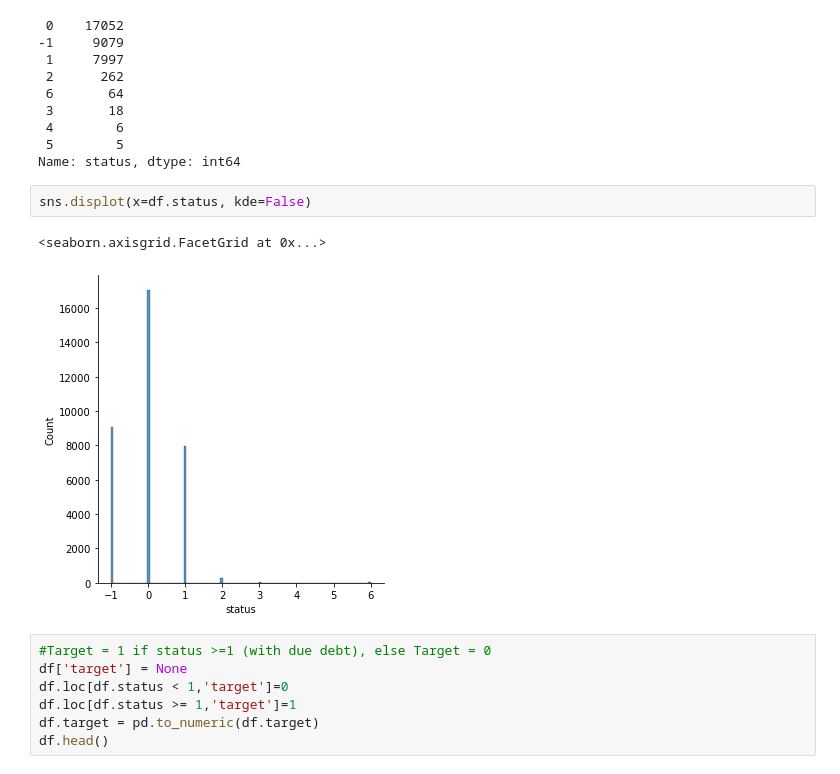
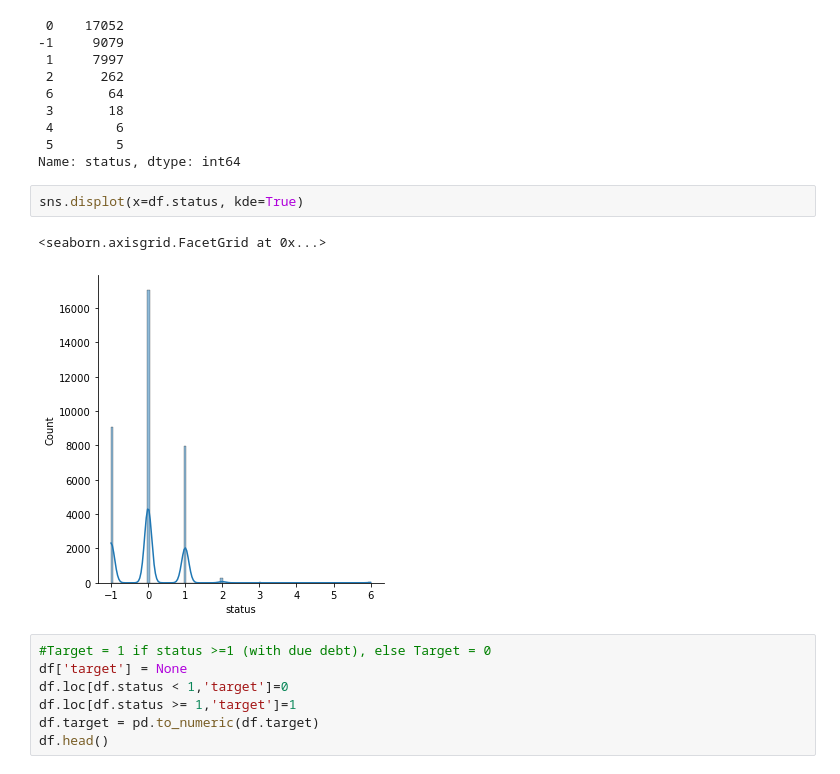
Before and after one commit to amisijlak/Africa-Data-School, a Jupyter notebook: 26 Classification/Credit Risk Management (Classification).ipynb, the cells around one changed output. Saved outputs shown, nothing was run; the diff lists cells and outputs as text.

```diff
--- a/26 Classification/Credit Risk Management (Classification).ipynb
+++ b/26 Classification/Credit Risk Management (Classification).ipynb
@@ -343,10 +343,10 @@ df.status.value_counts()
  5        5
 Name: status, dtype: int64
 # %%
-sns.displot(x=df.status, kde=False)
+sns.displot(x=df.status, kde=True)
 # %% [output]
 <seaborn.axisgrid.FacetGrid at 0x...>
-[figure, old version]
+[figure, new version]
 # %%
 #Target = 1 if status >=1 (with due debt), else Target = 0
 df['target'] = None
```
Also changed, not shown: parts of 13 cells of this notebook, 6 other files.
